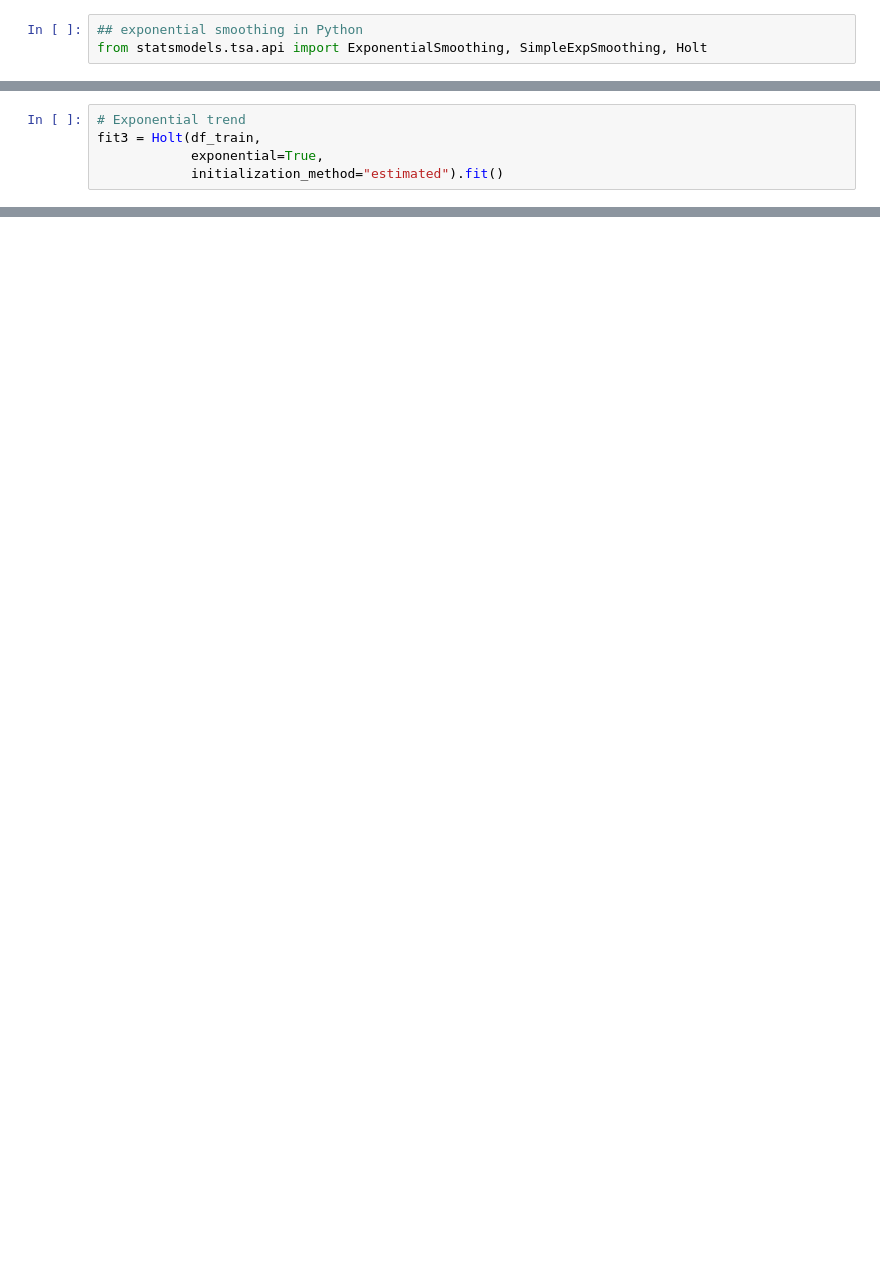
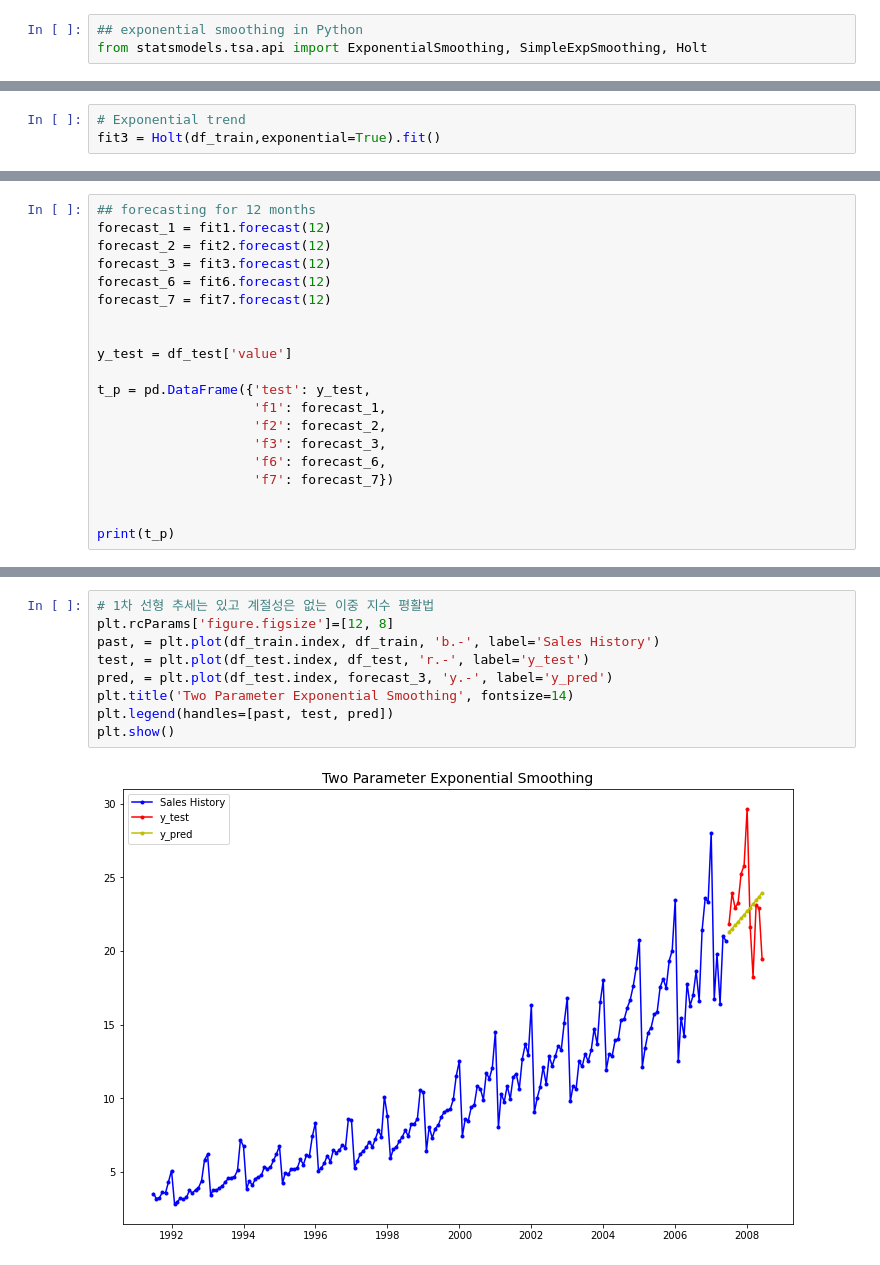
Before and after one commit to sejii93/class2022Spring, a Jupyter notebook: Exponential_Smoothing_ipynb의_사본.ipynb, the cells around one changed output, grey strips where cells are left out. Saved outputs shown, nothing was run; the diff lists cells and outputs as text; blank space fills up the shorter version.

```diff
--- a/Exponential_Smoothing_ipynb의_사본.ipynb
+++ b/Exponential_Smoothing_ipynb의_사본.ipynb
@@ -58,5 +50,3 @@ TypeError: ignored
 # %%
 # Exponential trend
-fit3 = Holt(df_train,
-            exponential=True,
-            initialization_method="estimated").fit()
+fit3 = Holt(df_train,exponential=True).fit()
@@ -64,0 +174,20 @@ TypeError: ignored
+# %%
+## forecasting for 12 months
+forecast_1 = fit1.forecast(12)
+forecast_2 = fit2.forecast(12)
+forecast_3 = fit3.forecast(12)
+forecast_6 = fit6.forecast(12)
+forecast_7 = fit7.forecast(12)
+
+
+y_test = df_test['value']
+
+t_p = pd.DataFrame({'test': y_test,
+                    'f1': forecast_1,
+                    'f2': forecast_2,
+                    'f3': forecast_3,
+                    'f6': forecast_6,
+                    'f7': forecast_7})
+
+
+print(t_p)
@@ -64,0 +344,11 @@ TypeError: ignored
+# %%
+# 1차 선형 추세는 있고 계절성은 없는 이중 지수 평활법
+plt.rcParams['figure.figsize']=[12, 8]
+past, = plt.plot(df_train.index, df_train, 'b.-', label='Sales History')
+test, = plt.plot(df_test.index, df_test, 'r.-', label='y_test')
+pred, = plt.plot(df_test.index, forecast_3, 'y.-', label='y_pred')
+plt.title('Two Parameter Exponential Smoothing', fontsize=14)
+plt.legend(handles=[past, test, pred])
+plt.show()
+# %% [output]
+[figure, added]
```
Also changed, not shown: parts of 24 cells of this notebook.
